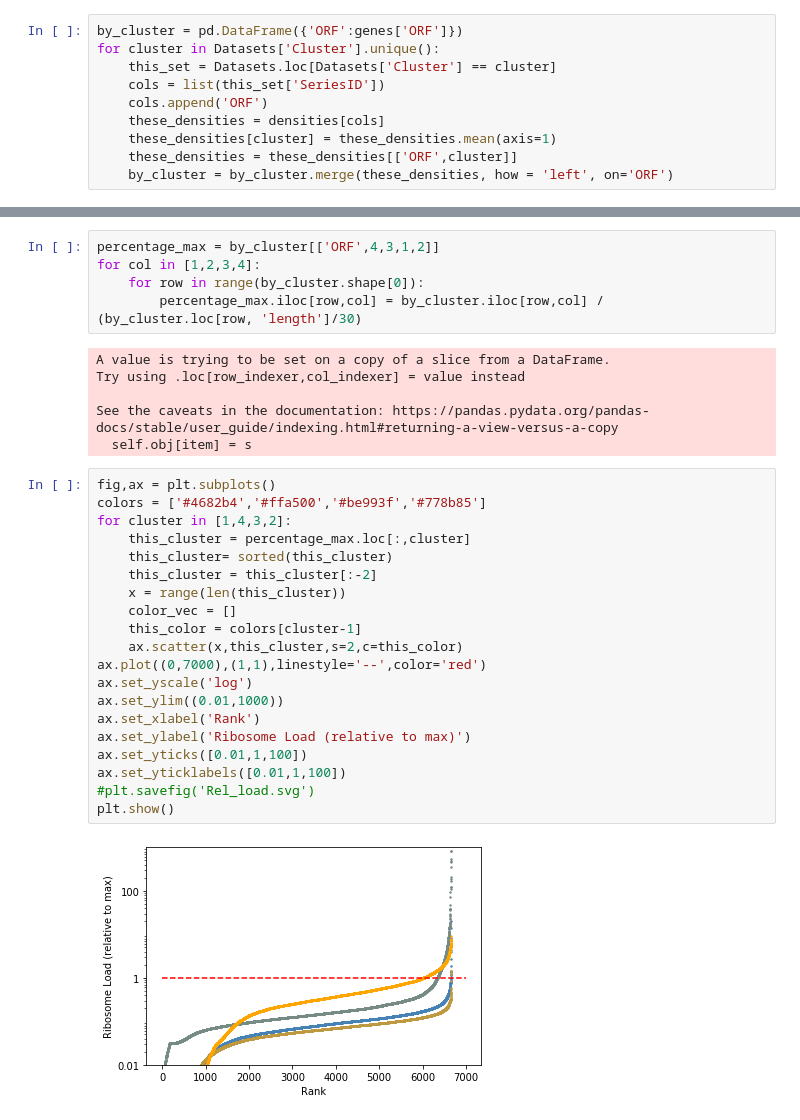
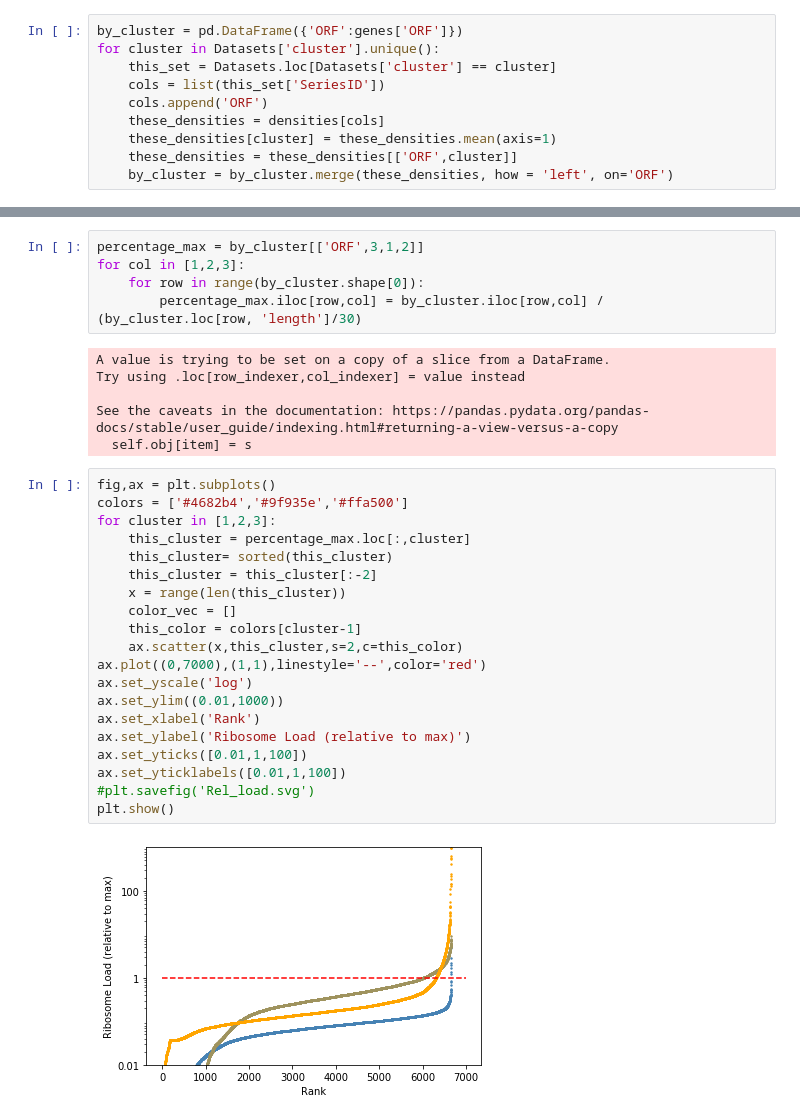
Before and after one commit to tobiasvonderhaar/polysomes, a Jupyter notebook: Supp Figure 5.ipynb, the cells around one changed output, grey strips where cells are left out. Saved outputs shown, nothing was run; the diff lists cells and outputs as text.

```diff
--- a/Supp Figure 5.ipynb
+++ b/Supp Figure 5.ipynb
@@ -37,8 +37,8 @@ for Dataset in Datasets['SeriesID']:
 <h2>Comparing average ribosome densities across clusters</h2>
 # %%
 by_cluster = pd.DataFrame({'ORF':genes['ORF']})
-for cluster in Datasets['Cluster'].unique():
-    this_set = Datasets.loc[Datasets['Cluster'] == cluster]
+for cluster in Datasets['cluster'].unique():
+    this_set = Datasets.loc[Datasets['cluster'] == cluster]
     cols = list(this_set['SeriesID'])
     cols.append('ORF')
     these_densities = densities[cols]
@@ -73,8 +72,8 @@ plt.show()
 mRNA_dats = pd.read_csv('Data/sacCer3 genes.csv')[['name','length']]
 by_cluster = by_cluster.merge(mRNA_dats,how='inner',left_on='ORF',right_on='name')
 # %%
-percentage_max = by_cluster[['ORF',4,3,1,2]]
-for col in [1,2,3,4]:
+percentage_max = by_cluster[['ORF',3,1,2]]
+for col in [1,2,3]:
     for row in range(by_cluster.shape[0]):
         percentage_max.iloc[row,col] = by_cluster.iloc[row,col] / (by_cluster.loc[row, 'length']/30)
 # %% [output]
@@ -85,23 +84,23 @@ See the caveats in the documentation: https://pandas.pydata.org/pandas-docs/stab
   self.obj[item] = s
 # %%
 fig,ax = plt.subplots()
-colors = ['#4682b4','#ffa500','#be993f','#778b85']
-for cluster in [1,4,3,2]:
+colors = ['#4682b4','#9f935e','#ffa500']
+for cluster in [1,2,3]:
     this_cluster = percentage_max.loc[:,cluster]
     this_cluster= sorted(this_cluster)
     this_cluster = this_cluster[:-2]
     x = range(len(this_cluster))
     color_vec = []
     this_color = colors[cluster-1]
     ax.scatter(x,this_cluster,s=2,c=this_color)
 ax.plot((0,7000),(1,1),linestyle='--',color='red')
 ax.set_yscale('log')
 ax.set_ylim((0.01,1000))
 ax.set_xlabel('Rank')
 ax.set_ylabel('Ribosome Load (relative to max)')
 ax.set_yticks([0.01,1,100])
 ax.set_yticklabels([0.01,1,100])
 #plt.savefig('Rel_load.svg')
 plt.show()
 # %% [output]
-[figure, old version]
+[figure, new version]
```
Also changed, not shown: parts of 1 cell of this notebook, 11 other files.
